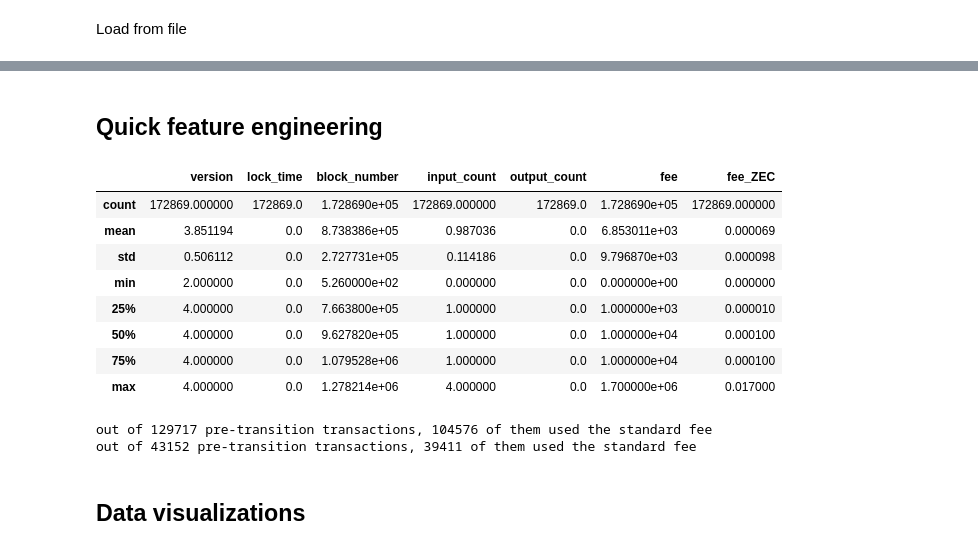
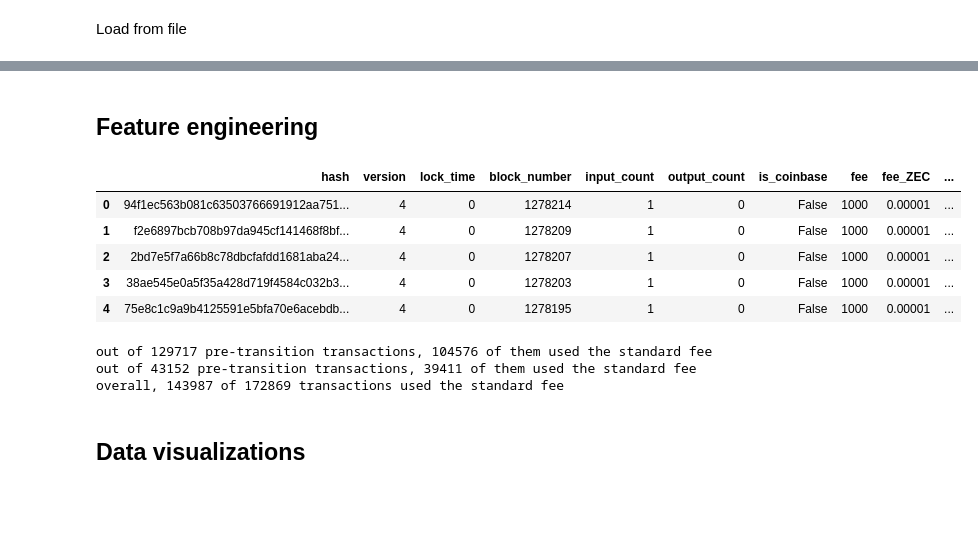
Before and after one commit to Mitchellpkt/z2z-metadata, a Jupyter notebook: analysis/analysis.ipynb, the cells around one changed output, grey strips where cells are left out. Cells and saved outputs as stored; diff of their text form; code cells hidden in the pictures; blank space fills up the shorter version.

Commit message:
feature(fees): engineered standard_fee column

```diff
--- a/analysis/analysis.ipynb
+++ b/analysis/analysis.ipynb
@@ -38,24 +30,38 @@ df.head()
 # %% [markdown]
-## Quick feature engineering
+## Feature engineering
-# %%
-df['fee_ZEC'] = df['fee']/1e8
-df.describe()
-# %% [output]
-|  | version | lock_time | block_number | input_count | output_count | fee | fee_ZEC |
-| count | 172869.000000 | 172869.0 | 1.728690e+05 | 172869.000000 | 172869.0 | 1.728690e+05 | 172869.000000 |
-| mean | 3.851194 | 0.0 | 8.738386e+05 | 0.987036 | 0.0 | 6.853011e+03 | 0.000069 |
-| std | 0.506112 | 0.0 | 2.727731e+05 | 0.114186 | 0.0 | 9.796870e+03 | 0.000098 |
-| min | 2.000000 | 0.0 | 5.260000e+02 | 0.000000 | 0.0 | 0.000000e+00 | 0.000000 |
-| 25% | 4.000000 | 0.0 | 7.663800e+05 | 1.000000 | 0.0 | 1.000000e+03 | 0.000010 |
-| 50% | 4.000000 | 0.0 | 9.627820e+05 | 1.000000 | 0.0 | 1.000000e+04 | 0.000100 |
-| 75% | 4.000000 | 0.0 | 1.079528e+06 | 1.000000 | 0.0 | 1.000000e+04 | 0.000100 |
-| max | 4.000000 | 0.0 | 1.278214e+06 | 4.000000 | 0.0 | 1.700000e+06 | 0.017000 |
-# %%
-print('out of ' + str(len(df[(df['block_number']<transition_height)])) + ' pre-transition transactions, ' + str(len(df[(df['block_number']<transition_height) & (df['fee_ZEC']==old_fee)])) + ' of them used the standard fee')
-print('out of ' + str(len(df[(df['block_number']>=transition_height)])) + ' pre-transition transactions, ' + str(len(df[(df['block_number']>=transition_height) & (df['fee_ZEC']==new_fee)])) + ' of them used the standard fee')
-# %% [output]
-out of 129717 pre-transition transactions, 104576 of them used the standard fee
-out of 43152 pre-transition transactions, 39411 of them used the standard fee
+# %%
+# Convert zatoshis to ZEC
+df['fee_ZEC'] = df['fee']/1e8
+
+#M Mark the transactions that used the standard fee (at time of inclusion in block)
+# to do: replace with one-liner
+buffer = list()
+for row_index in range(len(df)):
+    height = df['block_number'][row_index]
+    fee = df['fee_ZEC'][row_index]
+    if (height < transition_height) & (fee == old_fee):
+        buffer.append(True)
+    elif (height >= transition_height) & (fee == new_fee):
+        buffer.append(True)
+    else:
+        buffer.append(False)
+df['standard_fee'] = buffer
+df.head()
+# %% [output]
+|  | hash | version | lock_time | block_number | input_count | output_count | is_coinbase | fee | fee_ZEC | ... |
+| 0 | 94f1ec563b081c63503766691912aa751... | 4 | 0 | 1278214 | 1 | 0 | False | 1000 | 0.00001 | ... |
+| 1 | f2e6897bcb708b97da945cf141468f8bf... | 4 | 0 | 1278209 | 1 | 0 | False | 1000 | 0.00001 | ... |
+| 2 | 2bd7e5f7a66b8c78dbcfafdd1681aba24... | 4 | 0 | 1278207 | 1 | 0 | False | 1000 | 0.00001 | ... |
+| 3 | 38ae545e0a5f35a428d719f4584c032b3... | 4 | 0 | 1278203 | 1 | 0 | False | 1000 | 0.00001 | ... |
+| 4 | 75e8c1c9a9b4125591e5bfa70e6acebdb... | 4 | 0 | 1278195 | 1 | 0 | False | 1000 | 0.00001 | ... |
+# %%
+print('out of ' + str(len(df[(df['block_number']<transition_height)])) + ' pre-transition transactions, ' + str(len(df[(df['block_number']<transition_height) & (df['fee_ZEC']==old_fee)])) + ' of them used the standard fee')
+print('out of ' + str(len(df[(df['block_number']>=transition_height)])) + ' pre-transition transactions, ' + str(len(df[(df['block_number']>=transition_height) & (df['fee_ZEC']==new_fee)])) + ' of them used the standard fee')
+print('overall, ' + str(len(df[df['standard_fee'] == True])) + ' of ' + str(len(df)) + ' transactions used the standard fee')
+# %% [output]
+out of 129717 pre-transition transactions, 104576 of them used the standard fee
+out of 43152 pre-transition transactions, 39411 of them used the standard fee
+overall, 143987 of 172869 transactions used the standard fee
 # %% [markdown]
 ## Data visualizations
 # %% [markdown]
```
Also changed, not shown: parts of 1 cell of this notebook.
